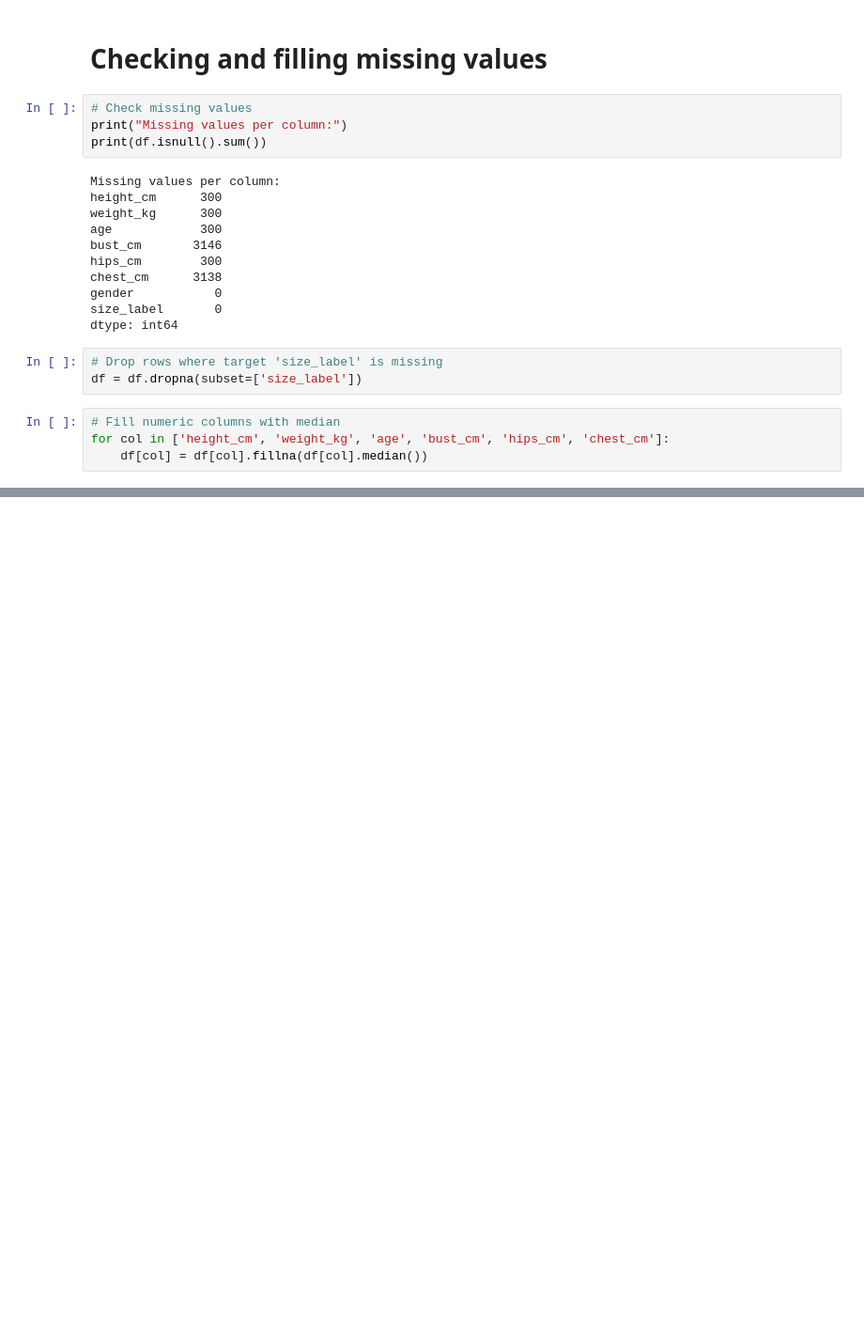
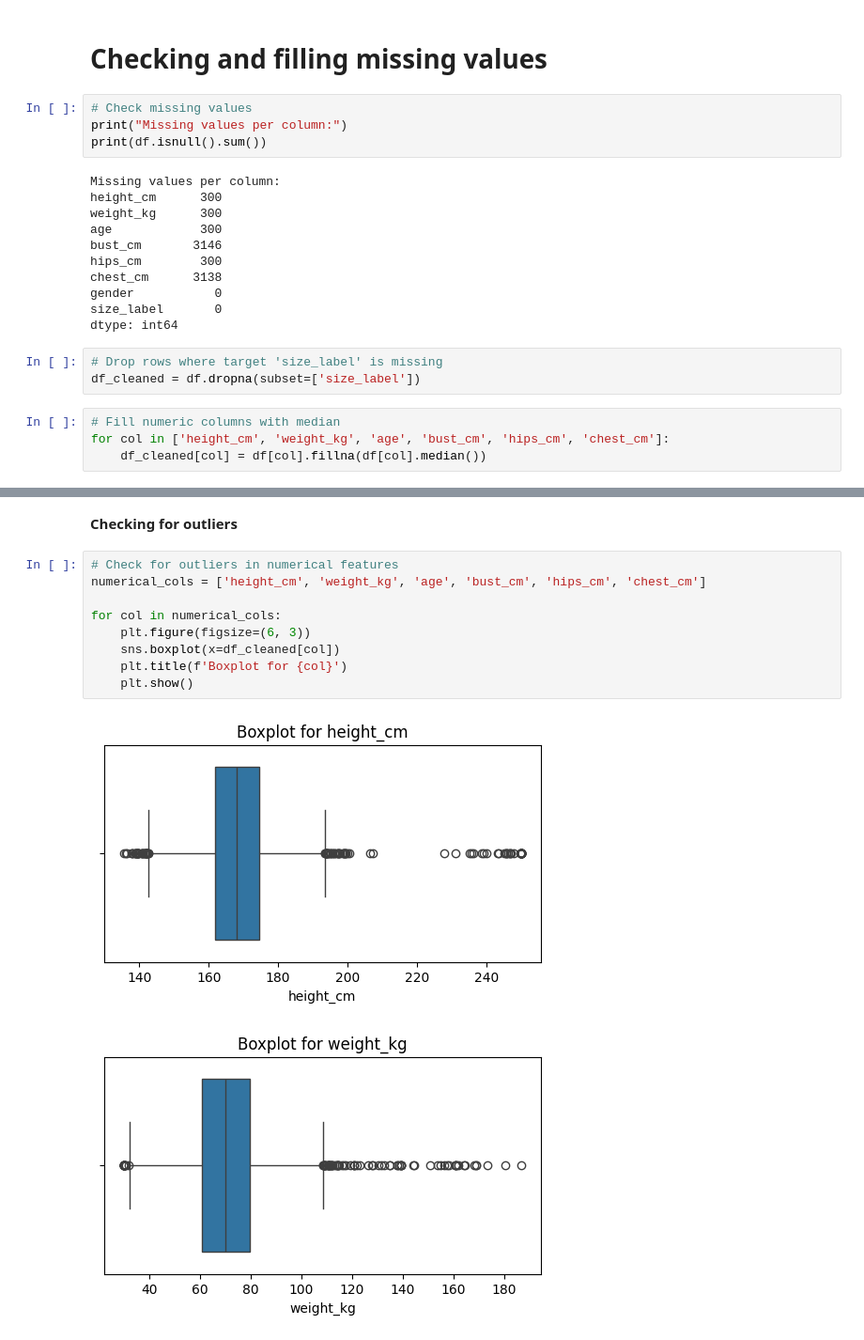
Before and after one commit to AlwangaJanet/Apparel-Size-Prediction-Using-Supervised-Learning, a Jupyter notebook: size_prediction.ipynb, the cells around one changed output, grey strips where cells are left out. Shown at 94% size. Saved outputs shown, nothing was run; the diff lists cells and outputs as text; blank space fills up the shorter version.

```diff
--- a/size_prediction.ipynb
+++ b/size_prediction.ipynb
@@ -62,11 +62,11 @@ size_label       0
 dtype: int64
 # %%
 # Drop rows where target 'size_label' is missing
-df = df.dropna(subset=['size_label'])
+df_cleaned = df.dropna(subset=['size_label'])
 # %%
 # Fill numeric columns with median
 for col in ['height_cm', 'weight_kg', 'age', 'bust_cm', 'hips_cm', 'chest_cm']:
-    df[col] = df[col].fillna(df[col].median())
+    df_cleaned[col] = df[col].fillna(df[col].median())
 # %%
 # Confirm all missing values handled
 print("After cleaning, missing values:")
@@ -121,3 +121,17 @@ df.describe()
 | 50% | 168.140393 | 69.940923 | 41.000000 | 90.295917 | 94.986812 | 99.702292 |
 | 75% | 174.452557 | 79.734226 | 52.000000 | 90.295917 | 101.155905 | 99.702292 |
 | max | 250.000000 | 186.612810 | 64.000000 | 129.423310 | 131.113501 | 136.916245 |
+# %% [markdown]
+**Checking for outliers**
+# %%
+# Check for outliers in numerical features
+numerical_cols = ['height_cm', 'weight_kg', 'age', 'bust_cm', 'hips_cm', 'chest_cm']
+
+for col in numerical_cols:
+    plt.figure(figsize=(6, 3))
+    sns.boxplot(x=df_cleaned[col])
+    plt.title(f'Boxplot for {col}')
+    plt.show()
+# %% [output]
+[figure, added]
+[figure, added]
```
Also changed, not shown: parts of 8 cells of this notebook.
